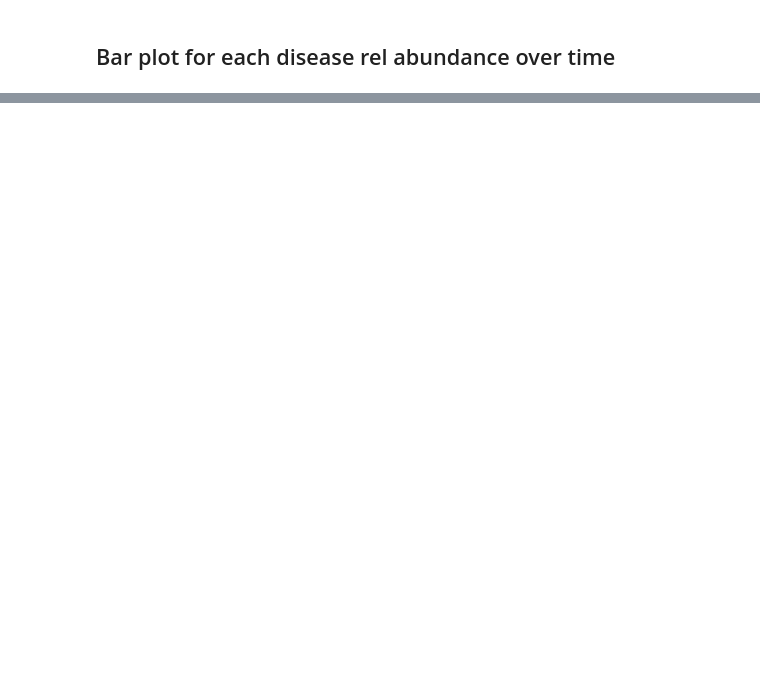
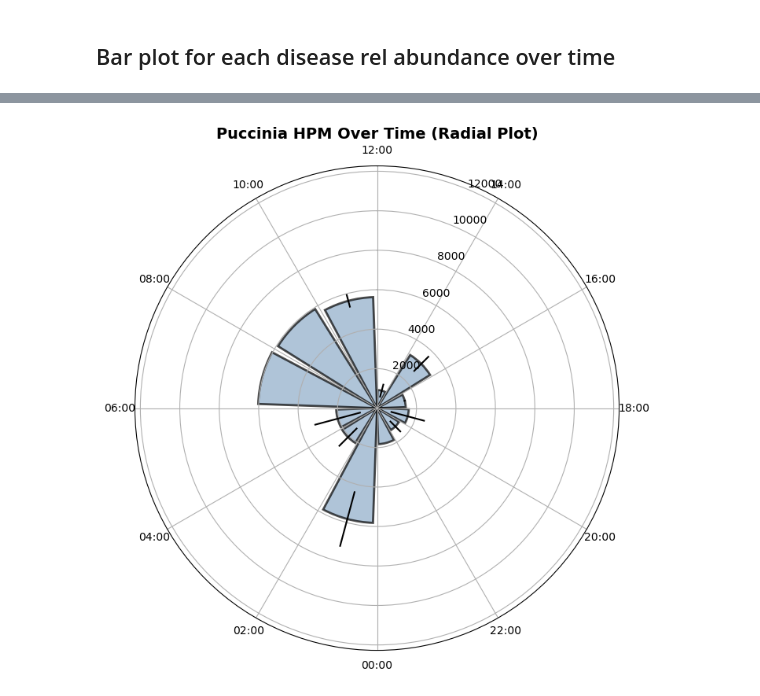
Before and after one commit to Mia-FGB/24hr_analysis, a Jupyter notebook: 24hr_analysis.ipynb, the cells around one changed output, grey strips where cells are left out. Saved outputs shown, nothing was run; the diff lists cells and outputs as text; code cells hidden in the pictures; blank space fills up the shorter version.

```diff
--- a/24hr_analysis.ipynb
+++ b/24hr_analysis.ipynb
@@ -365,0 +444,61 @@ for pathogen in pathogen_genera:
+# %%
+filtered_data = pathogen_reads[(pathogen_reads['Month'] == 'June') &
+                                (pathogen_reads['Year'] == 2024) &
+                                (pathogen_reads['Name'] == 'Puccinia') &
+                                (pathogen_reads['Duration_Hrs'] == 2) & # Need to remove this if I want to plot multiple
+                                (pathogen_reads['read count'] > 5)] # can change this filtering to be
+
+# Compute mean and standard deviation of HPM for each time point and retain the Start_Time column
+grouped_data = filtered_data.groupby(["Collection", "Start_Time"]).agg({"HPM": ["mean", "std"]}).reset_index()
+grouped_data.columns = ["Collection", "Start_Time", "HPM_mean", "HPM_std"]
+
+# Convert time to hours and then to radians (shifted so 12 PM is at the top)
+grouped_data["hour"] = grouped_data["Start_Time"].dt.hour + grouped_data["Start_Time"].dt.minute / 60
+grouped_data["angle"] = ((grouped_data["hour"] / 24) * 2 * np.pi) + (195 * np.pi / 180)  # Shift by 195° (so they bars start at 12:00)
+
+# Set bar width to 28 degrees (28 degrees = 28 * π/180 radians)
+bar_width_2 = 26 * np.pi / 180
+
+# Create polar plot
+fig, ax = plt.subplots(figsize=(8, 8), subplot_kw={'projection': 'polar'})
+
+# Plot bars
+bars = ax.bar(
+    grouped_data["angle"],
+    grouped_data["HPM_mean"],
+    width=bar_width_2,
+    bottom=0,
+    color='#8DABC8',
+    edgecolor='black',
+    linewidth=2,  # Adjust thickness of the outside edge
+    alpha=0.7  # Adjust transparency
+)
+
+# Plot error bars as straight lines
+for i in range(len(grouped_data)):
+    ax.plot(
+        [grouped_data["angle"][i], grouped_data["angle"][i]],  # X-coordinates
+        [grouped_data["HPM_mean"][i] - grouped_data["HPM_std"][i],
+         grouped_data["HPM_mean"][i] + grouped_data["HPM_std"][i]],  # Y-coordinates
+        color='black',
+        linewidth=1.5  # Adjust thickness if needed
+    )
+
+# Rotate so 12 PM is at the top
+ax.set_theta_zero_location("N")
+ax.set_theta_direction(-1)
+
+# Set theta (angle) labels to correspond to time (12 PM at top)
+ax.set_xticks(np.linspace(0, 2*np.pi, 12, endpoint=False))  # 12 major ticks
+ax.set_xticklabels(['12:00', '14:00', '16:00', '18:00', '20:00', '22:00',
+                    '00:00', '02:00', '04:00', '06:00', '08:00', '10:00'])
+
+# Set radial limits
+ax.set_ylim(0, grouped_data["HPM_mean"].max() + grouped_data["HPM_std"].max())
+
+# Title
+ax.set_title("Puccinia HPM Over Time (Radial Plot)", fontsize=14, fontweight='bold')
+
+plt.show()
+# %% [output]
+[figure, added]
```
Also changed, not shown: parts of 11 cells of this notebook.
